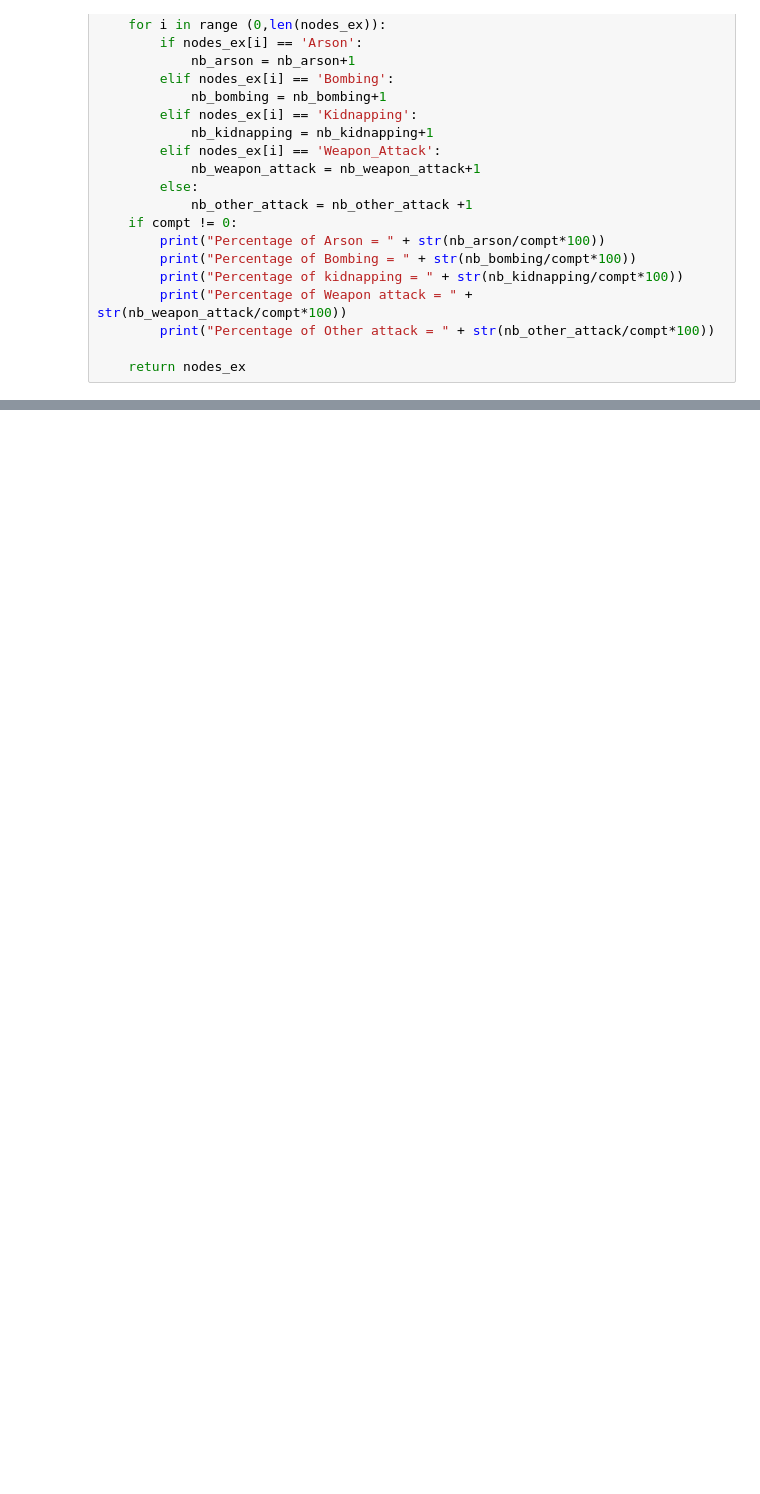
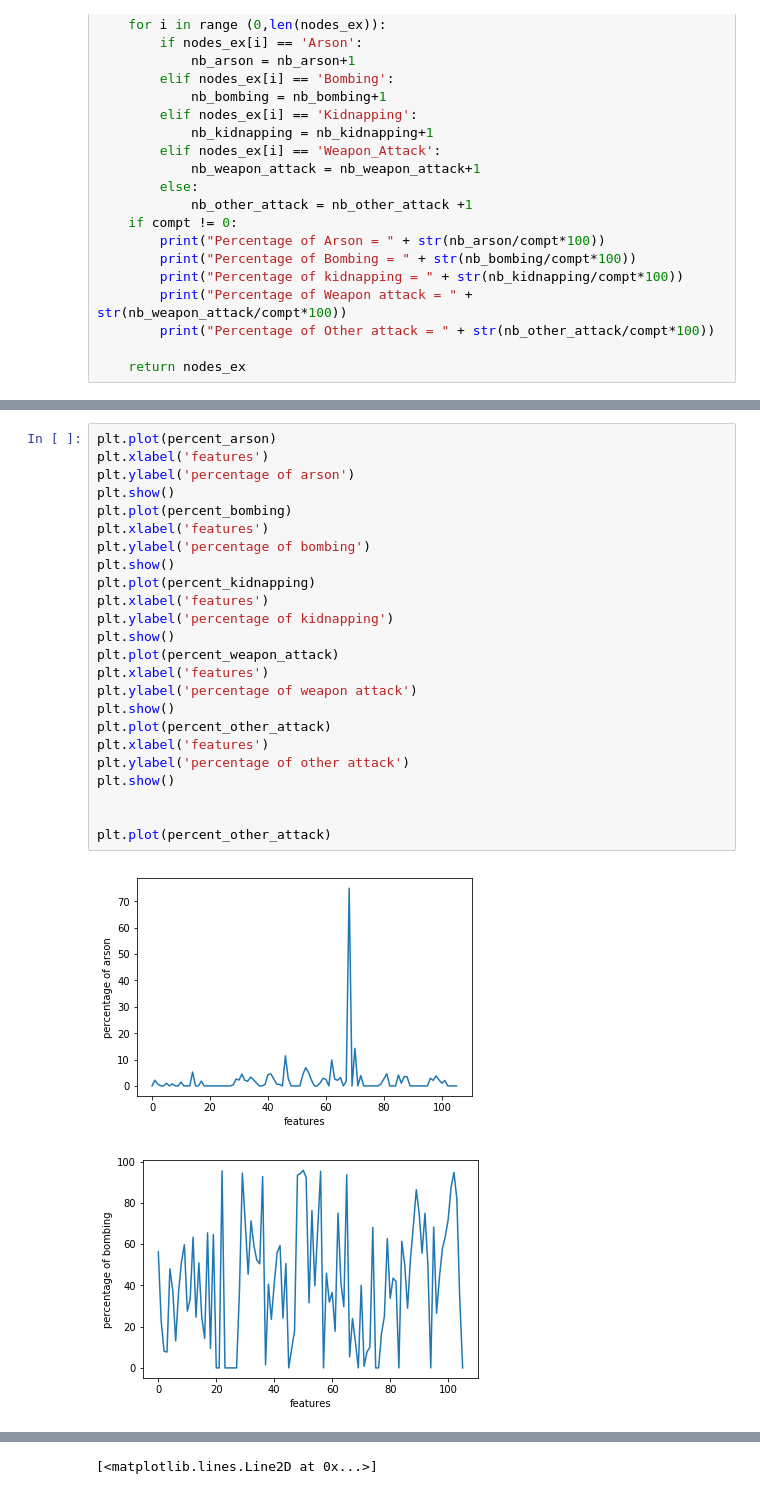
Before and after one commit to AminMekacher/ntds_project, a Jupyter notebook: Attacks.ipynb, the cells around one changed output, grey strips where cells are left out. Drawn from its saved outputs; the diff is of its cells as text; blank space fills up the shorter version.

Commit message:
Some work added to Attacks part of the project

```diff
--- a/Attacks.ipynb
+++ b/Attacks.ipynb
@@ -465,0 +524,27 @@ nodes_1 = features_nodes(16) #when the 1st column of features == 1
+# %%
+plt.plot(percent_arson)
+plt.xlabel('features')
+plt.ylabel('percentage of arson')
+plt.show()
+plt.plot(percent_bombing)
+plt.xlabel('features')
+plt.ylabel('percentage of bombing')
+plt.show()
+plt.plot(percent_kidnapping)
+plt.xlabel('features')
+plt.ylabel('percentage of kidnapping')
+plt.show()
+plt.plot(percent_weapon_attack)
+plt.xlabel('features')
+plt.ylabel('percentage of weapon attack')
+plt.show()
+plt.plot(percent_other_attack)
+plt.xlabel('features')
+plt.ylabel('percentage of other attack')
+plt.show()
+
+
+plt.plot(percent_other_attack)
+# %% [output]
+[figure, added]
+[figure, added]
@@ -465,0 +554 @@ nodes_1 = features_nodes(16) #when the 1st column of features == 1
+[<matplotlib.lines.Line2D at 0x...>]
```
Also changed, not shown: parts of 25 cells of this notebook.
